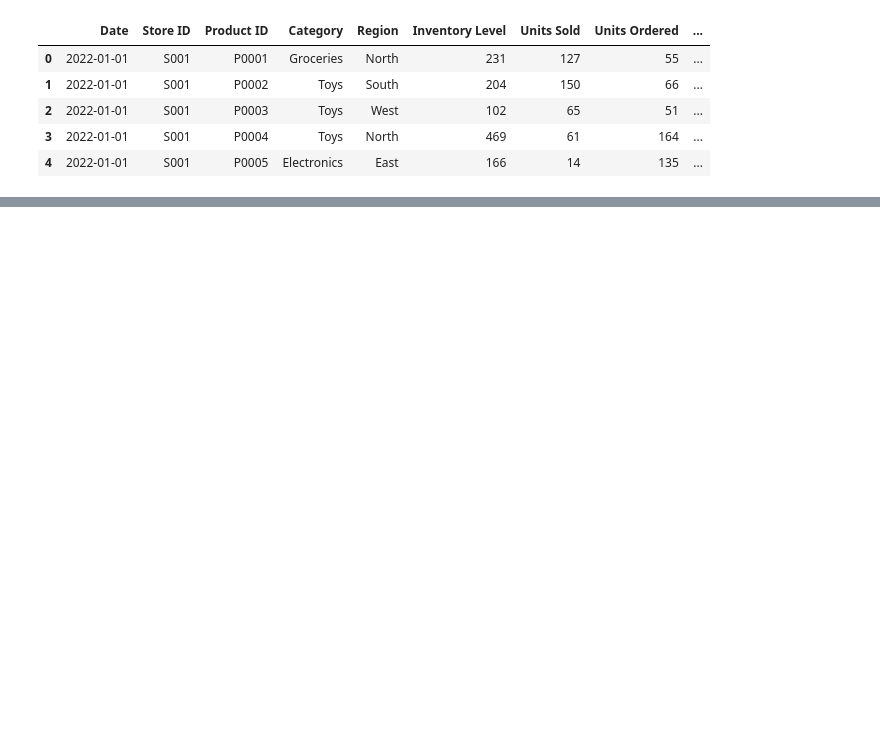
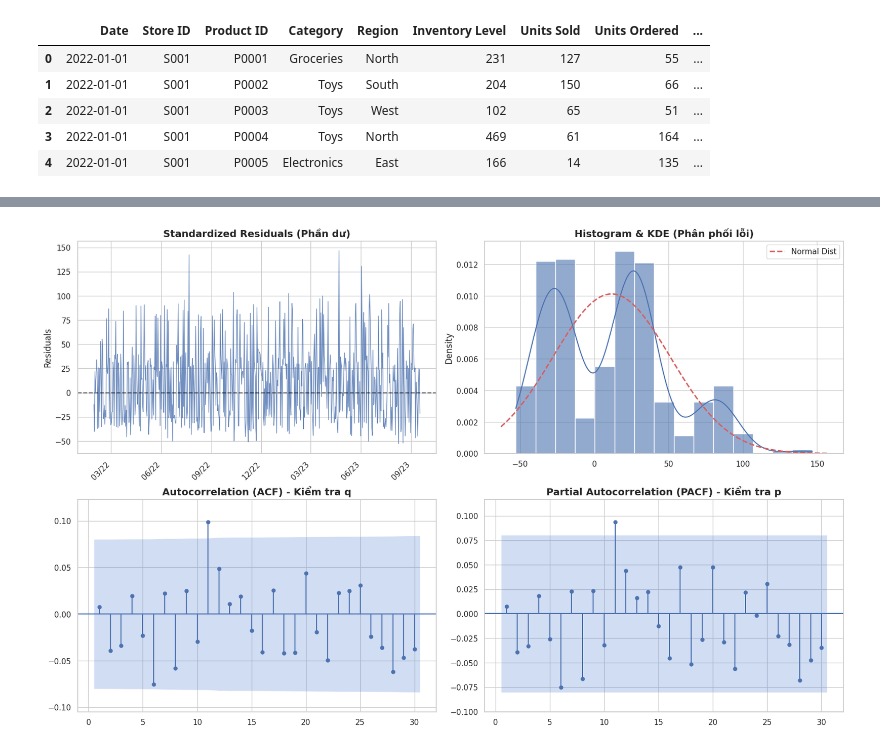
Before and after one commit to uit-ntn/retail-inventory-forecasting, a Jupyter notebook: Models/SARIMAX.ipynb, the cells around one changed output, grey strips where cells are left out. Saved outputs shown, nothing was run; the diff lists cells and outputs as text; code cells hidden in the pictures; blank space fills up the shorter version.

```diff
--- a/Models/SARIMAX.ipynb
+++ b/Models/SARIMAX.ipynb
@@ -410,0 +97,14 @@ print(f"Đã tạo file báo cáo: SARIMAX_{store}_{product}.md")
+# %%
+# Lọc chuỗi có độ dài >= 180d
+counts = df.groupby(['Store ID', 'Product ID']).size()
+valid_series = counts[counts >= 180].index.tolist()
+
+if not valid_series:
+    raise ValueError("Không có chuỗi nào đủ 180 ngày dữ liệu!")
+
+store_id, prod_id = valid_series[0] # Chọn chuỗi đầu tiên thỏa mãn
+print(f"Đang xử lý chuỗi: Store {store_id} - Product {prod_id}")
+
+data = df[(df['Store ID'] == store_id) & (df['Product ID'] == prod_id)].copy()
+data = data.set_index('Date').asfreq('D') # Reindex theo ngày
+data['Units Sold'] = data['Units Sold'].fillna(0)
@@ -410,0 +362,74 @@ print(f"Đã tạo file báo cáo: SARIMAX_{store}_{product}.md")
+# %%
+print("\nBắt đầu Chẩn đoán QC...")
+
+# --- TẠO THƯ MỤC TRƯỚC KHI LƯU ---
+for folder in ['preds', 'plots', 'report']:
+    os.makedirs(folder, exist_ok=True)
+
+# Lấy phần dư
+residuals = final_result.resid
+
+# Cấu hình Style
+sns.set_theme(style="whitegrid", palette="muted")
+plt.rcParams['figure.figsize'] = (16, 10)
+plt.rcParams['axes.titlesize'] = 14
+plt.rcParams['axes.labelsize'] = 12
+
+fig = plt.figure(layout="constrained")
+gs = fig.add_gridspec(2, 2)
+
+# A. Standardized Residuals (Phần dư theo thời gian)
+ax1 = fig.add_subplot(gs[0, 0])
+# Vẽ residuals với index là ngày tháng
+ax1.plot(residuals.index, residuals, color='#4c72b0', alpha=0.8, linewidth=1)
+ax1.axhline(0, linestyle='--', color='black', alpha=0.6, linewidth=1.5)
+ax1.set_title('Standardized Residuals (Phần dư)', fontweight='bold')
+ax1.set_ylabel('Residuals')
+
+# Chỉ hiện mốc thời gian mỗi 3 tháng (interval=3)
+ax1.xaxis.set_major_locator(mdates.MonthLocator(interval=3))
+# Định dạng hiển thị: Tháng/Năm (ví dụ: 08/22)
+ax1.xaxis.set_major_formatter(mdates.DateFormatter('%m/%y'))
+# Xoay chữ 45 độ để không đè lên nhau
+plt.setp(ax1.xaxis.get_majorticklabels(), rotation=45, ha='right')
+
+# B. Histogram & KDE vs Normal Distribution
+ax2 = fig.add_subplot(gs[0, 1])
+sns.histplot(residuals, kde=True, ax=ax2, color='#4c72b0', stat='density', edgecolor='white', alpha=0.6)
+mu, std = norm.fit(residuals)
+xmin, xmax = ax2.get_xlim()
+x = np.linspace(xmin, xmax, 100)
+p = norm.pdf(x, mu, std)
+ax2.plot(x, p, 'r--', linewidth=2, label='Normal Dist')
+ax2.set_title('Histogram & KDE (Phân phối lỗi)', fontweight='bold')
+ax2.legend()
+
+# C. Autocorrelation (ACF)
+ax3 = fig.add_subplot(gs[1, 0])
+plot_acf(residuals, lags=30, ax=ax3, zero=False, auto_ylims=True,
+         title='Autocorrelation (ACF)', color='#4c72b0', vlines_kwargs={"colors": "#4c72b0"})
+ax3.set_title('Autocorrelation (ACF) - Kiểm tra q', fontweight='bold')
+
+# D. Partial Autocorrelation (PACF)
+ax4 = fig.add_subplot(gs[1, 1])
+plot_pacf(residuals, lags=30, ax=ax4, zero=False, auto_ylims=True,
+          title='Partial Autocorrelation (PACF)', color='#4c72b0', vlines_kwargs={"colors": "#4c72b0"})
+ax4.set_title('Partial Autocorrelation (PACF) - Kiểm tra p', fontweight='bold')
+
+# Lưu file ảnh
+diag_filename = f"plots/diagnostics_{store_id}_{prod_id}.png"
+plt.savefig(diag_filename, dpi=300, bbox_inches='tight')
+print(f"Đã lưu biểu đồ tại: {diag_filename}")
+
+plt.show()
+
+# Kiểm định Ljung-Box
+lb_test = acorr_ljungbox(residuals, lags=[10], return_df=True)
+lb_pvalue = lb_test['lb_pvalue'].values[0]
+print(f"\nKẾT QUẢ KIỂM ĐỊNH LJUNG-BOX:")
+print(f"   -> p-value: {lb_pvalue:.4f}")
+if lb_pvalue > 0.05:
+    print("   ĐẠT: Phần dư là nhiễu trắng (White Noise). Mô hình tốt.")
+else:
+    print("   CẢNH BÁO: Phần dư vẫn còn quy luật (p < 0.05). Cần xem lại tham số.")
+# %% [output]
@@ -410,0 +438 @@ print(f"Đã tạo file báo cáo: SARIMAX_{store}_{product}.md")
+[figure, added]
```
Also changed, not shown: parts of 41 cells of this notebook, 5 other files.
